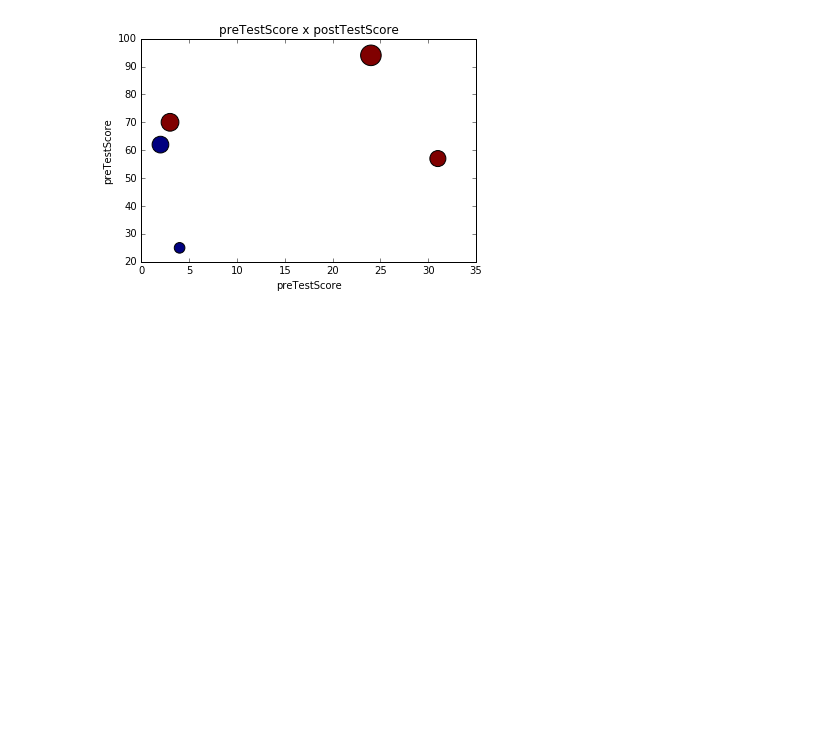
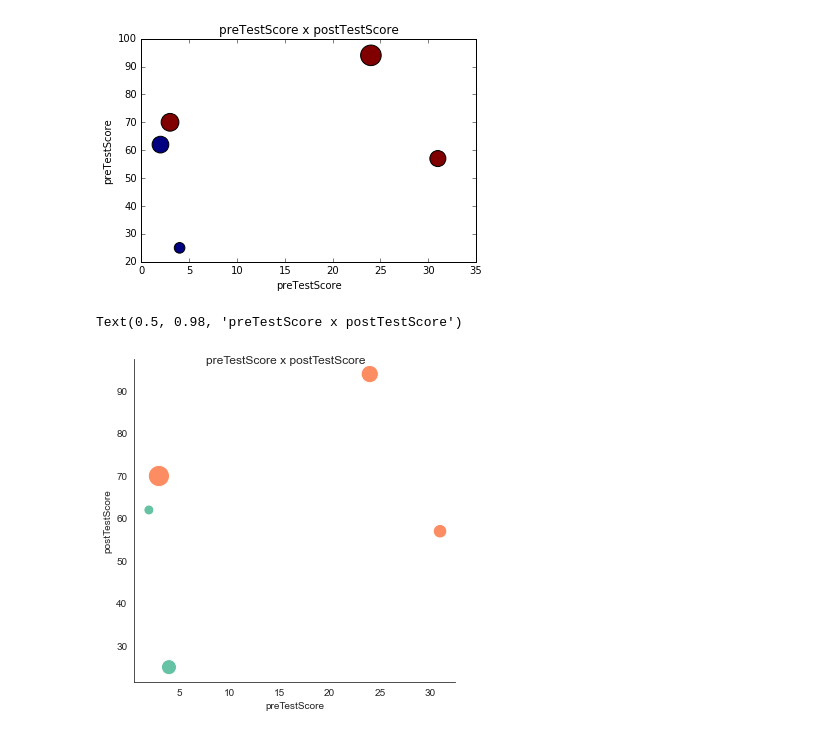
Before and after one commit to danwalk/walkdabridge, a Jupyter notebook: week5_EDA_scraping_eda_summary/Score_viz.ipynb, the cells around one changed output. Cells and saved outputs as stored; diff of their text form; code cells hidden in the pictures; blank space fills up the shorter version.

```diff
--- a/week5_EDA_scraping_eda_summary/Score_viz.ipynb
+++ b/week5_EDA_scraping_eda_summary/Score_viz.ipynb
@@ -36,3 +60,9 @@ This time you will create the data.
 # %% [output]
 <matplotlib.text.Text at 0x...>
 [figure]
+# %%
+df = sns.relplot(data=df, x="preTestScore", y="postTestScore", hue="female", size="age", sizes=(100, 450), palette="Set2", legend=None, linewidth=1)
+df.fig.suptitle('preTestScore x postTestScore')
+# %% [output]
+Text(0.5, 0.98, 'preTestScore x postTestScore')
+[figure, added]
```
Also changed, not shown: parts of 2 cells of this notebook, 32 other files.
